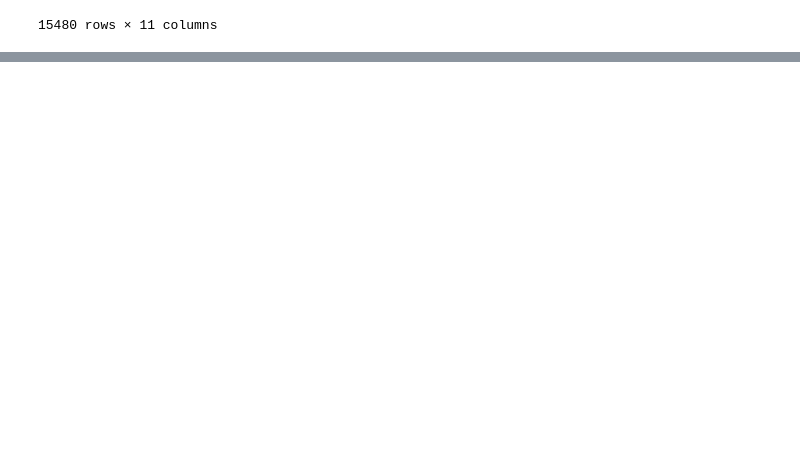
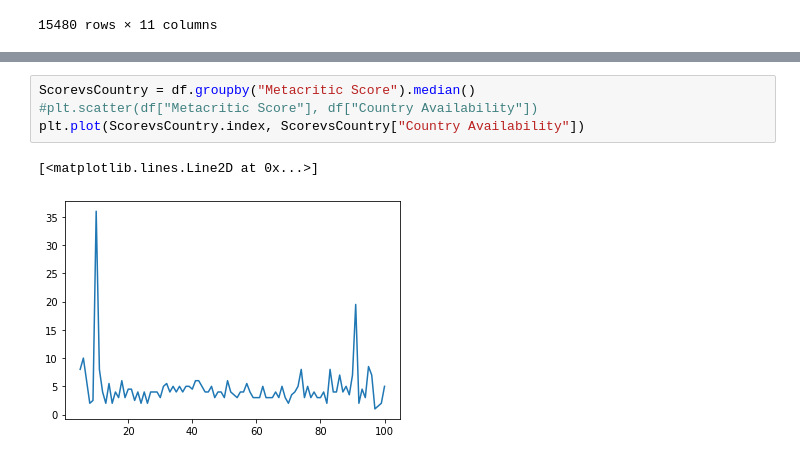
Before and after one commit to DJH961/NetflixProject, a Jupyter notebook: notebook.ipynb, the cells around one changed output, grey strips where cells are left out. Drawn from its saved outputs; the diff is of its cells as text; blank space fills up the shorter version.

Commit message:
first plot

```diff
--- a/notebook.ipynb
+++ b/notebook.ipynb
@@ -49,0 +55,7 @@ df
+# %%
+ScorevsCountry = df.groupby("Metacritic Score").median()
+#plt.scatter(df["Metacritic Score"], df["Country Availability"])
+plt.plot(ScorevsCountry.index, ScorevsCountry["Country Availability"])
+# %% [output]
+[<matplotlib.lines.Line2D at 0x...>]
+[figure, added]
```
Also changed, not shown: parts of 2 cells of this notebook.
